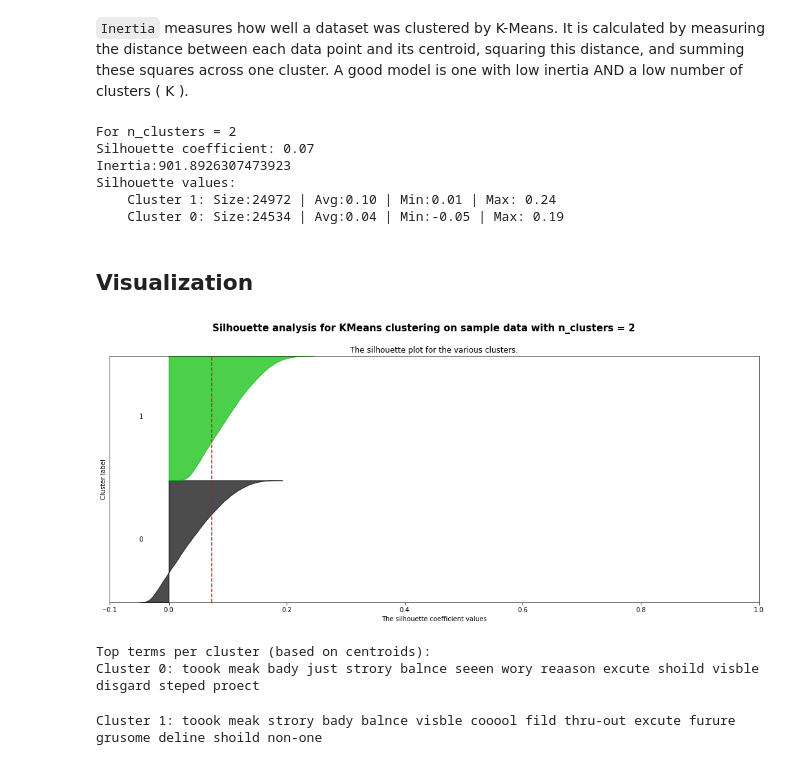
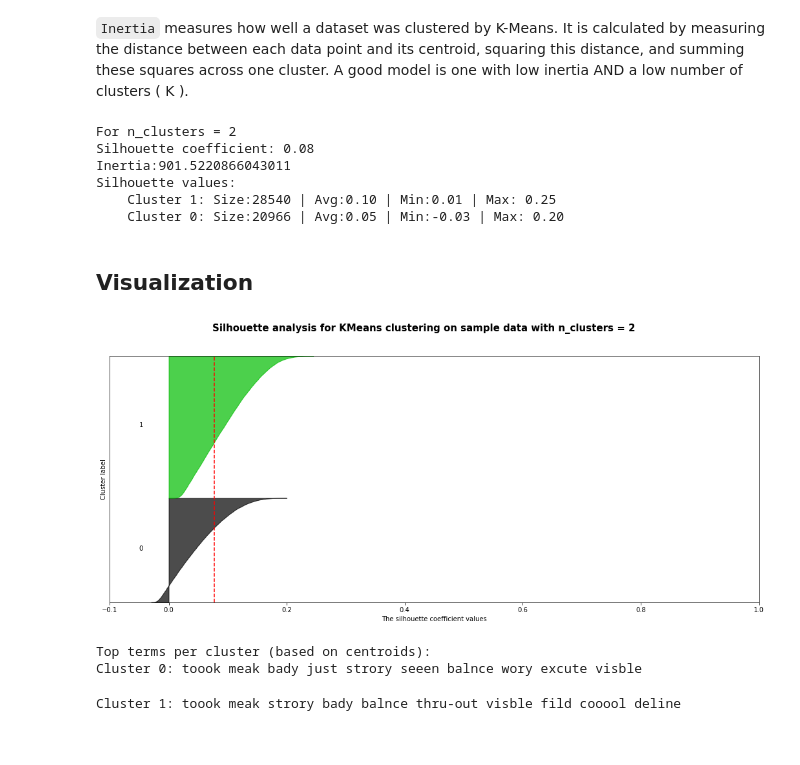
Before and after one commit to tuanlda78202/SAIMDB, a Jupyter notebook: src/unsupervised/w2v_mbkm.ipynb, the cells around one changed output. Cells and saved outputs as stored; diff of their text form; code cells hidden in the pictures.

```diff
--- a/src/unsupervised/w2v_mbkm.ipynb
+++ b/src/unsupervised/w2v_mbkm.ipynb
@@ -160,13 +162,13 @@ model.wv.most_similar("movie")
 ## Generate and analyze clusters
 # %%
 # Mini-batch KMeans
-def mbkmeans_clusters(X, k, mb=500, print_silhouette_values=False):
-    """Generate clusters.
+def mbkmeans_clusters(X, k, mb=512, print_silhouette_values=False):
+    """ Generate clusters
 
     Args:
         X: Matrix of features.
         k: Number of clusters.
-        # mb: Size of mini-batches. Defaults to 500.
+        # mb: Size of mini-batches. Defaults to 512.
         print_silhouette_values: Print silhouette values per cluster.
 
     Returns:
@@ -212,11 +214,11 @@ df_clusters = pd.DataFrame({
 })
 # %% [output]
 For n_clusters = 2
-Silhouette coefficient: 0.07
-Inertia:901.8926307473923
+Silhouette coefficient: 0.08
+Inertia:901.5220866043011
 Silhouette values:
-    Cluster 1: Size:24972 | Avg:0.10 | Min:0.01 | Max: 0.24
-    Cluster 0: Size:24534 | Avg:0.04 | Min:-0.05 | Max: 0.19
+    Cluster 1: Size:28540 | Avg:0.10 | Min:0.01 | Max: 0.25
+    Cluster 0: Size:20966 | Avg:0.05 | Min:-0.03 | Max: 0.20
 # %% [markdown]
 ## Visualization
 # %%
@@ -256,47 +258,46 @@ for i in range(n_clusters):
             np.arange(y_lower, y_upper),
             0,
             ith_cluster_silhouette_values,
             facecolor=color,
             edgecolor=color,
             alpha=0.7,
         )
 
     # Label the silhouette plots with their cluster numbers at the middle
     ax.text(-0.05, y_lower + 0.5 * size_cluster_i, str(i))
 
     # Compute the new y_lower for next plot
     y_lower = y_upper + 10  # 10 for the 0 samples
 
-ax.set_title("The silhouette plot for the various clusters.")
 ax.set_xlabel("The silhouette coefficient values")
 ax.set_ylabel("Cluster label")
 
     # The vertical line for average silhouette score of all the values
 ax.axvline(x=silhouette_avg, color="red", linestyle="--")
 
 ax.set_yticks([])  # Clear the yaxis labels / ticks
 ax.set_xticks([-0.1, 0, 0.2, 0.4, 0.6, 0.8, 1])
 
 plt.suptitle("Silhouette analysis for KMeans clustering on sample data with n_clusters = %d"
         % n_clusters,
         fontsize=15,
         fontweight="bold")
 
 plt.show()
 # %% [output]
-[figure, old version]
+[figure, new version]
 # %%
 print("Top terms per cluster (based on centroids):")
 for i in range(2):
     tokens_per_cluster = ""
-    most_representative = model.wv.most_similar(positive=[clustering.cluster_centers_[i]], topn=15)
+    most_representative = model.wv.most_similar(positive=[clusterer.cluster_centers_[i]])
     for t in most_representative:
         tokens_per_cluster += f"{t[0]} "
     print(f"Cluster {i}: {tokens_per_cluster}")
 # %% [output]
 Top terms per cluster (based on centroids):
-Cluster 0: toook meak bady just strory balnce seeen wory reaason excute shoild visble disgard steped proect
+Cluster 0: toook meak bady just strory seeen balnce wory excute visble
-Cluster 1: toook meak strory bady balnce visble cooool fild thru-out excute furure grusome deline shoild non-one
+Cluster 1: toook meak strory bady balnce thru-out visble fild cooool deline
 # %%
 test_cluster = 0
 most_representative_docs = np.argsort(
```
Also changed, not shown: parts of 3 cells of this notebook.
